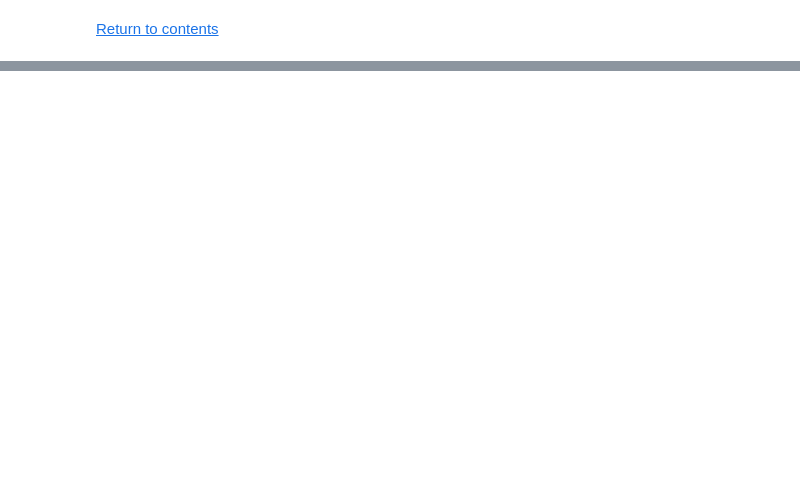
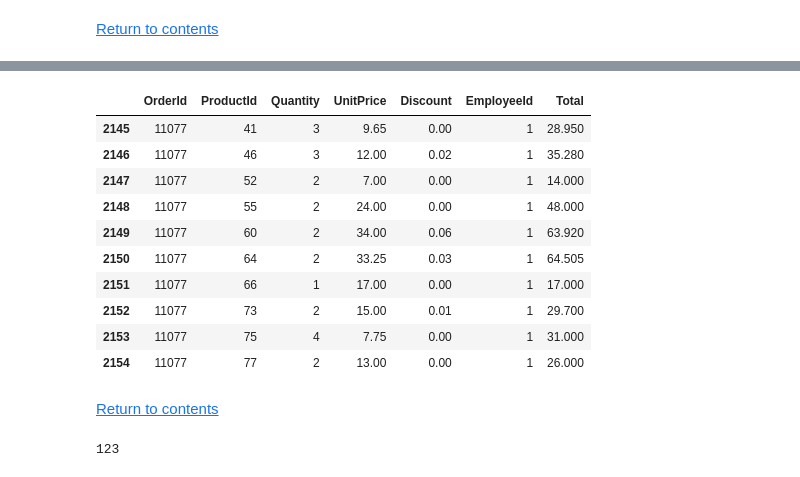
Before and after one commit to lraichik/dsc-mod-3-project-online-ds-ft-051319, a Jupyter notebook: Levi Raichik Mod 3 Project.ipynb, the cells around one changed output, grey strips where cells are left out. Drawn from its saved outputs; the diff is of its cells as text; code cells hidden in the pictures; blank space fills up the shorter version.

```diff
--- a/Levi Raichik Mod 3 Project.ipynb
+++ b/Levi Raichik Mod 3 Project.ipynb
@@ -953,0 +1314,9 @@ c.execute('''select name from sqlite_master where type = 'table';''').fetchall()
+# %%
+c.execute('''Select OrderId, ProductId, Quantity, UnitPrice, Discount, EmployeeId
+            from OrderDetail od
+            join 'Order' o
+            on o.Id = od.OrderId
+            ;''')
+empdf = pd.DataFrame(c.fetchall())
+empdf.columns = [x[0] for x in c.description]
+empdf.head()
@@ -953,0 +1330,18 @@ c.execute('''select name from sqlite_master where type = 'table';''').fetchall()
+# %%
+empdf['Total'] = (empdf.Quantity * empdf.UnitPrice) - (empdf.Discount * (empdf.Quantity * empdf.UnitPrice))
+# %%
+empdf.tail(10)
+# %% [output]
+|  | OrderId | ProductId | Quantity | UnitPrice | Discount | EmployeeId | Total |
+| 2145 | 11077 | 41 | 3 | 9.65 | 0.00 | 1 | 28.950 |
+| 2146 | 11077 | 46 | 3 | 12.00 | 0.02 | 1 | 35.280 |
+| 2147 | 11077 | 52 | 2 | 7.00 | 0.00 | 1 | 14.000 |
+| 2148 | 11077 | 55 | 2 | 24.00 | 0.00 | 1 | 48.000 |
+| 2149 | 11077 | 60 | 2 | 34.00 | 0.06 | 1 | 63.920 |
+| 2150 | 11077 | 64 | 2 | 33.25 | 0.03 | 1 | 64.505 |
+| 2151 | 11077 | 66 | 1 | 17.00 | 0.00 | 1 | 17.000 |
+| 2152 | 11077 | 73 | 2 | 15.00 | 0.01 | 1 | 29.700 |
+| 2153 | 11077 | 75 | 4 | 7.75 | 0.00 | 1 | 31.000 |
+| 2154 | 11077 | 77 | 2 | 13.00 | 0.00 | 1 | 26.000 |
+# %% [markdown]
+[Return to contents](#Table-of-contents)
@@ -953,0 +1354,4 @@ c.execute('''select name from sqlite_master where type = 'table';''').fetchall()
+# %%
+len(emp_dict[1].OrderId.unique())
+# %% [output]
+123
```
Also changed, not shown: parts of 103 cells of this notebook, 1 other file.
